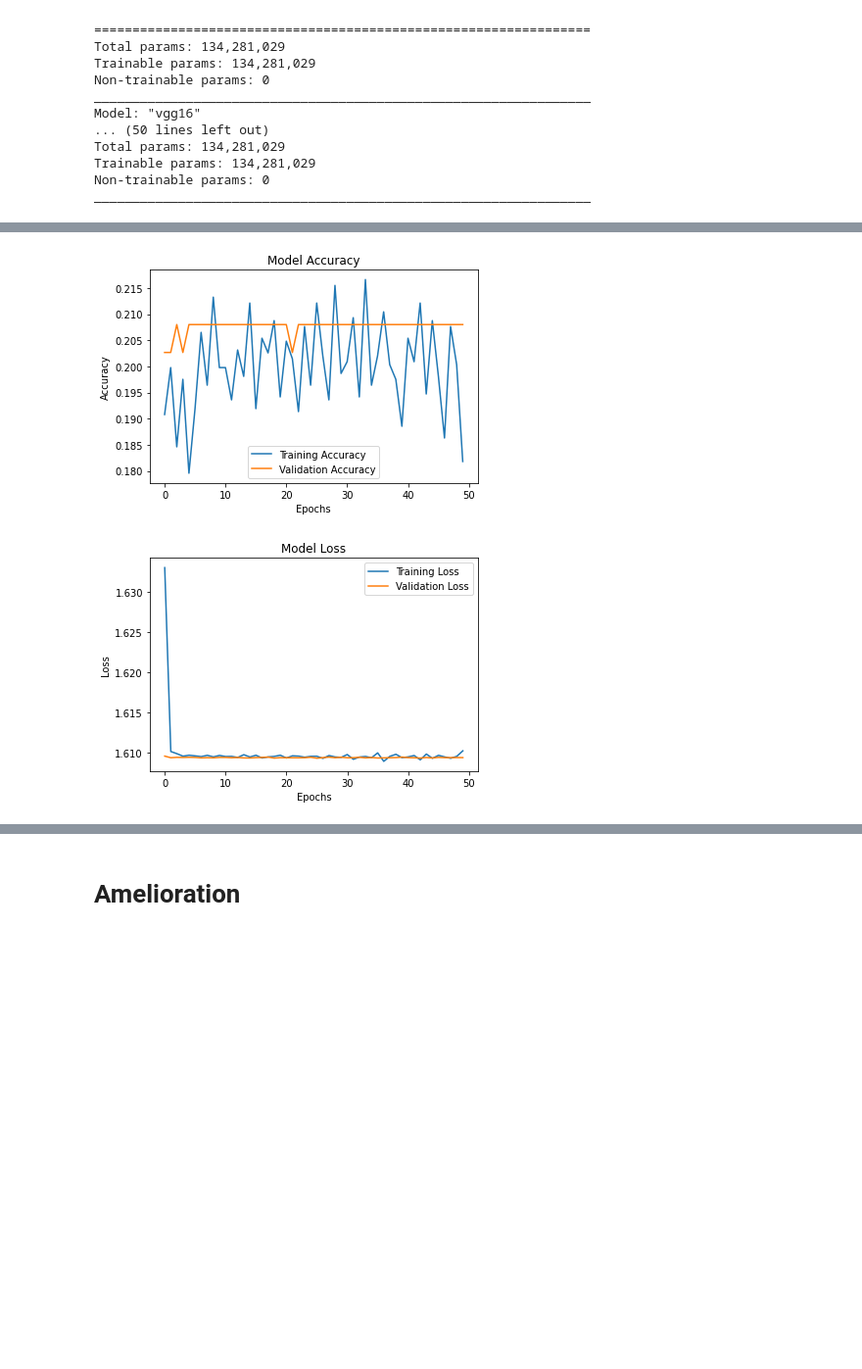
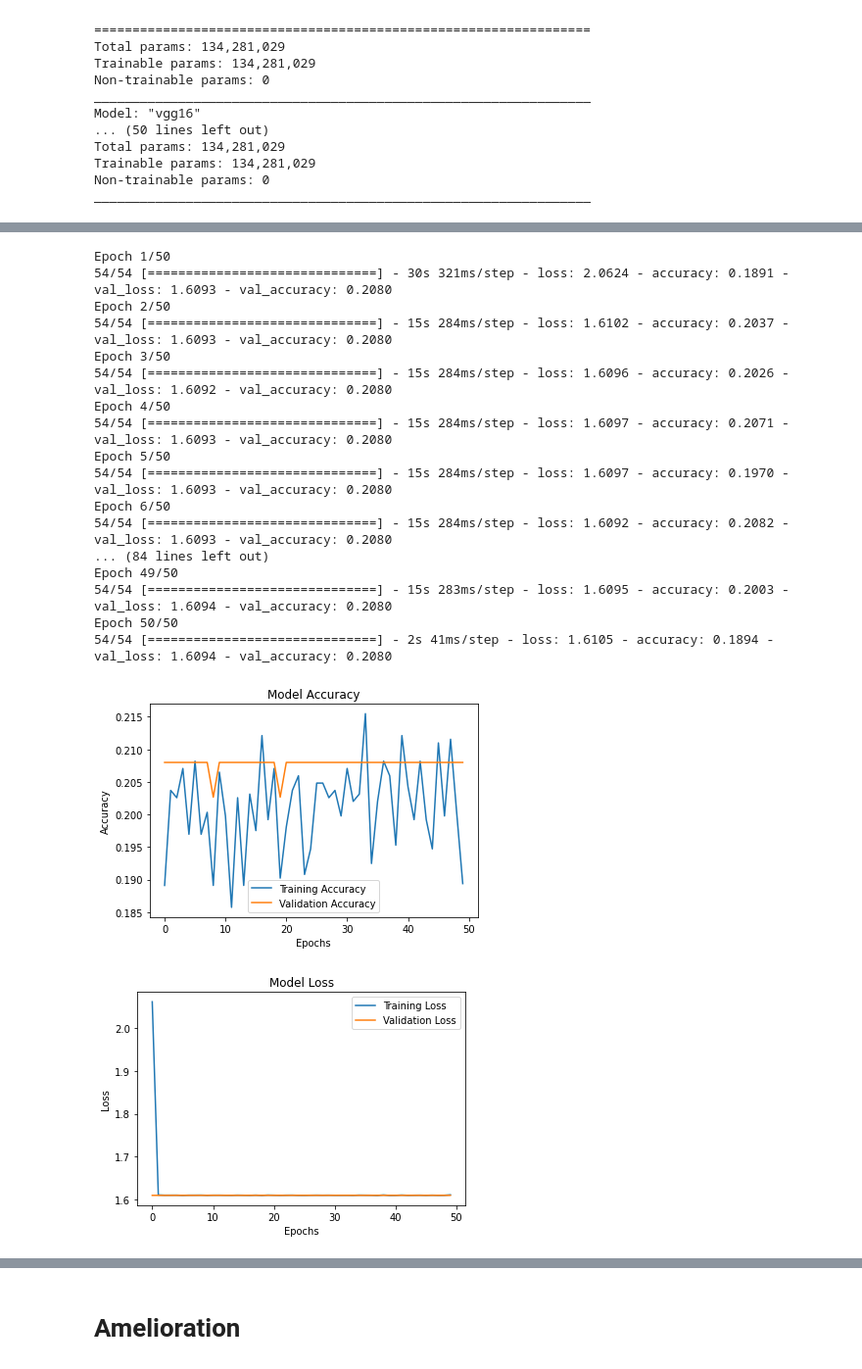
Before and after one commit to VincentNFR/openclassrooms_p06, a Jupyter notebook: scratch/vgg16/vgg16_from_scratch_config_raw_1_2.ipynb, the cells around one changed output, grey strips where cells are left out. Shown at 98% size. Saved outputs shown, nothing was run; the diff lists cells and outputs as text; code cells hidden in the pictures; blank space fills up the shorter version.

```diff
--- a/scratch/vgg16/vgg16_from_scratch_config_raw_1_2.ipynb
+++ b/scratch/vgg16/vgg16_from_scratch_config_raw_1_2.ipynb
@@ -81,6 +61,7 @@ from keras.preprocessing.image import img_to_array
 from keras.preprocessing.image import ImageDataGenerator
 from skimage.transform import resize
 from tqdm.notebook import trange, tqdm
+from sklearn.preprocessing import LabelBinarizer
 
 np.random.seed(1)
 
@@ -123,14 +104,29 @@ def generate_dataframe(raw_label_tensor, raw_image_tensor, nb_images_per_class=1
         ## Ajout des images existantes
         for k in imported_image:
             resized_image = resize(raw_image_tensor[k], target_size, anti_aliasing=True)
-            df = df.append(dict(zip(df.columns,[resized_image, label_arr])), ignore_index=True)
+            #df = df.append(dict(zip(df.columns,[resized_image, label_arr])), ignore_index=True)
+            df = df.append(dict(zip(df.columns,[resized_image, breed])), ignore_index=True)
         ## Ajout d'image generées
         for j in tqdm(range(n_image_to_create), desc=breed):
             sample_image = raw_image_tensor[np.random.choice(samples)]
             new_image = generate_new_image(sample_image)
 
-            df = df.append(dict(zip(df.columns,[new_image, label_arr])), ignore_index=True)
+            #df = df.append(dict(zip(df.columns,[new_image, label_arr])), ignore_index=True)
+            df = df.append(dict(zip(df.columns,[new_image, breed])), ignore_index=True)
     df['Images'].apply(normalize)
     return df, convert_labels
 # %%
 d, convert_labels = generate_dataframe(raw_label_tensor, raw_image_tensor, nb_images_per_class=500, target_size=(224,224))
+# %%
+'''
+lb = LabelBinarizer()
+lb.fit(d['Labels'])
+
+
+with open(f_path, 'wb') as f:
+    pickle.dump(lb, f)
+'''
+with open('/content/drive/MyDrive/Colab Notebooks/OpenClassRooms/6/saved_model/label_bin.pkl', 'rb') as f:
+    lb = pickle.load(f)
+
+lb.classes_
@@ -137,7 +136,7 @@ d, convert_labels = generate_dataframe(raw_label_tensor, raw_image_tensor, nb_im
 # %%
 from sklearn.model_selection import train_test_split
 
-def split_dataframe(df, x_cols, y_cols, train_split=0.7, test_split=0.5, random_state=0):
+def split_dataframe(df, x_cols, y_cols, label_binarizer, train_split=0.7, test_split=0.5, random_state=0):
     """
     Split du dataset en 3 parties avec mélange :
         - Train set
@@ -147,9 +146,9 @@ def split_dataframe(df, x_cols, y_cols, train_split=0.7, test_split=0.5, random_
     X_train, X_tmp, y_train, y_tmp = train_test_split(df[x_cols], df[y_cols], test_size=1-train_split, random_state=random_state, shuffle=True)
     X_val, X_test, y_val, y_test = train_test_split(X_tmp, y_tmp, test_size=test_split, random_state=random_state)
 
-    return np.array([im for im in X_train.values]), np.array([im for im in y_train.values]), np.array([im for im in X_val.values]), np.array([im for im in y_val.values]), np.array([im for im in X_test.values]), np.array([im for im in y_test.values])
+    return np.array([im for im in X_train.values]), label_binarizer.transform(y_train), np.array([im for im in X_val.values]), label_binarizer.transform(y_val), np.array([im for im in X_test.values]), label_binarizer.transform(y_test)
 # %%
-X_train, y_train, X_val, y_val, X_test, y_test = split_dataframe(d, x_cols='Images', y_cols='Labels', train_split=0.7, test_split=0.5, random_state=0)
+X_train, y_train, X_val, y_val, X_test, y_test = split_dataframe(d, x_cols='Images', y_cols='Labels', label_binarizer=lb, train_split=0.7, test_split=0.5, random_state=0)
 # %%
 X_train.shape, X_val.shape, X_test.shape
 # %% [output]
@@ -314,20 +288,50 @@ Epoch 50/50
 # %%
+epochs = 50
+batch_size = 32
+
+history = model.fit(
+    x=X_train, y=y_train,
+    validation_data=(X_val, y_val),
+    steps_per_epoch=X_train.shape[0]//batch_size,
+    epochs=epochs,
+    verbose=1
+    )
+
 plt.subplot()
 plt.title('Model Accuracy')
 plt.plot(history.history['accuracy'])
 plt.plot(history.history['val_accuracy'])
 plt.ylabel('Accuracy')
 plt.xlabel('Epochs')
 plt.legend(['Training Accuracy','Validation Accuracy'])
 plt.show()
 
 plt.title('Model Loss')
 plt.plot(history.history['loss'])
 plt.plot(history.history['val_loss'])
 plt.ylabel('Loss')
 plt.xlabel('Epochs')
 plt.legend(['Training Loss','Validation Loss'])
 plt.show()
+
+evaluate_model(model, X_test, y_test, lb)
 # %% [output]
+Epoch 1/50
+54/54 [==============================] - 30s 321ms/step - loss: 2.0624 - accuracy: 0.1891 - val_loss: 1.6093 - val_accuracy: 0.2080
+Epoch 2/50
+54/54 [==============================] - 15s 284ms/step - loss: 1.6102 - accuracy: 0.2037 - val_loss: 1.6093 - val_accuracy: 0.2080
+Epoch 3/50
+54/54 [==============================] - 15s 284ms/step - loss: 1.6096 - accuracy: 0.2026 - val_loss: 1.6092 - val_accuracy: 0.2080
+Epoch 4/50
+54/54 [==============================] - 15s 284ms/step - loss: 1.6097 - accuracy: 0.2071 - val_loss: 1.6093 - val_accuracy: 0.2080
+Epoch 5/50
+54/54 [==============================] - 15s 284ms/step - loss: 1.6097 - accuracy: 0.1970 - val_loss: 1.6093 - val_accuracy: 0.2080
+Epoch 6/50
+54/54 [==============================] - 15s 284ms/step - loss: 1.6092 - accuracy: 0.2082 - val_loss: 1.6093 - val_accuracy: 0.2080
+... (84 lines left out)
+Epoch 49/50
+54/54 [==============================] - 15s 283ms/step - loss: 1.6095 - accuracy: 0.2003 - val_loss: 1.6094 - val_accuracy: 0.2080
+Epoch 50/50
+54/54 [==============================] - 2s 41ms/step - loss: 1.6105 - accuracy: 0.1894 - val_loss: 1.6094 - val_accuracy: 0.2080
-[figure, old version]
+[figure, new version]
-[figure, old version]
+[figure, new version]
```
Also changed, not shown: parts of 12 cells of this notebook.
